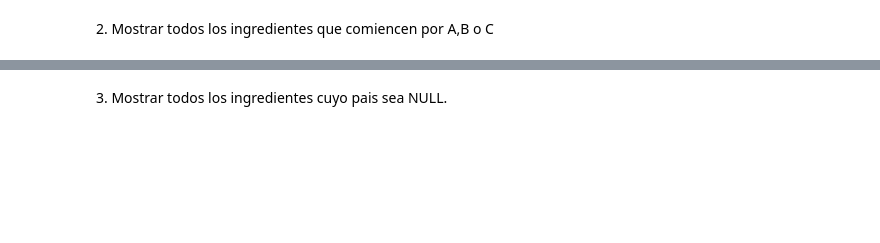
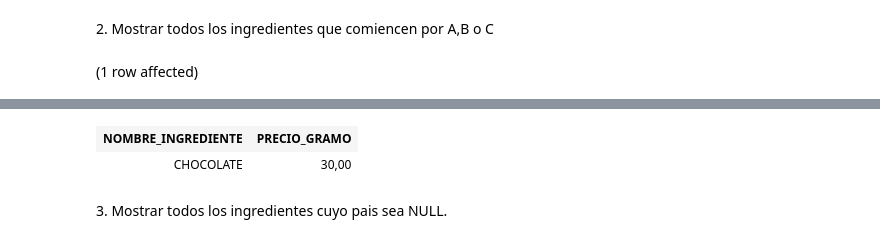
Before and after one commit to Diknakort/SQL-ejercicios, a Jupyter notebook: Notebook-Ejercicios-SQL.ipynb, the cells around one changed output, grey strips where cells are left out. Saved outputs shown, nothing was run; the diff lists cells and outputs as text; code cells hidden in the pictures; blank space fills up the shorter version.

```diff
--- a/Notebook-Ejercicios-SQL.ipynb
+++ b/Notebook-Ejercicios-SQL.ipynb
@@ -8,2 +19,7 @@ SELECT Name FROM dbo.INGREDIENTES
 # %% [markdown]
 2\. Mostrar todos los ingredientes que comiencen por A,B o C
+# %%
+SELECT NOMBRE_INGREDIENTE, PRECIO_GRAMO FROM dbo.INGREDIENTES
+WHERE NOMBRE_INGREDIENTE LIKE '[a%]' OR NOMBRE_INGREDIENTE LIKE 'b%' OR NOMBRE_INGREDIENTE LIKE 'c%';
+# %% [output]
+(1 row affected)
@@ -10,2 +27,4 @@ SELECT Name FROM dbo.INGREDIENTES
+| NOMBRE_INGREDIENTE | PRECIO_GRAMO |
+| CHOCOLATE | 30,00 |
 # %% [markdown]
 3\. Mostrar todos los ingredientes cuyo pais sea NULL.
```
Also changed, not shown: parts of 5 cells of this notebook, 2 other files.
